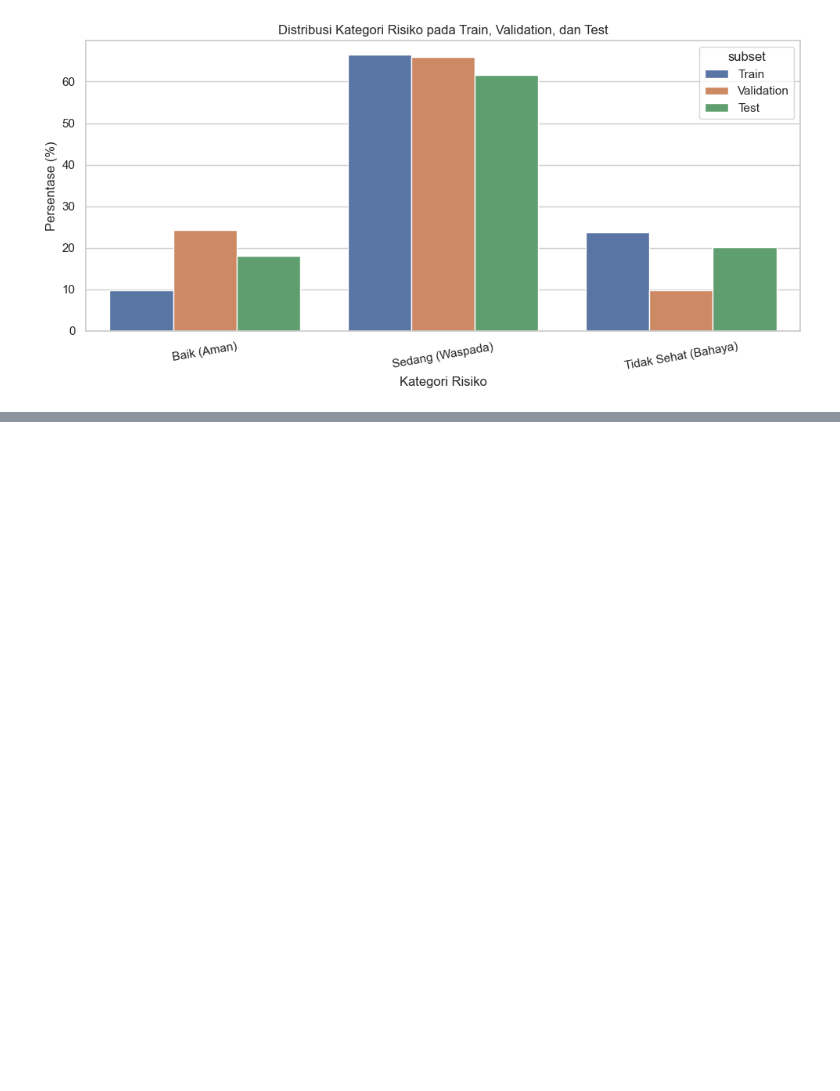
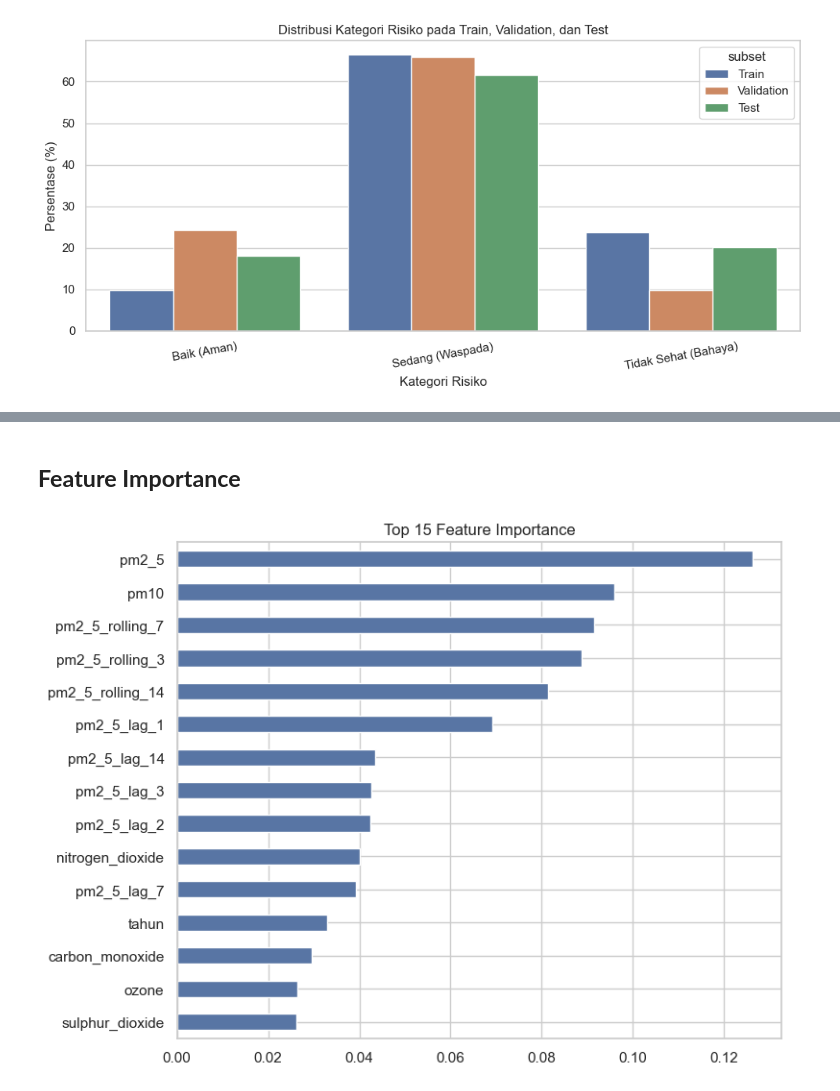
Before and after one commit to naufalhilmidh/AirGuard-SDGs, a Jupyter notebook: notebooks/04_modeling/KLASIFIKASI.ipynb, the cells around one changed output, grey strips where cells are left out. Saved outputs shown, nothing was run; the diff lists cells and outputs as text; code cells hidden in the pictures; blank space fills up the shorter version.

```diff
--- a/notebooks/04_modeling/KLASIFIKASI.ipynb
+++ b/notebooks/04_modeling/KLASIFIKASI.ipynb
@@ -526,0 +635,9 @@ plt.show()
+# %%
+model_tanpa = {}
+for nama in daftar_model:
+    m = buat_model(nama)
+    m.fit(X_train, y_train_enc)
+    model_tanpa[nama] = m
+    evaluasi(f"{nama} | tanpa balancing", y_val_enc, m.predict(X_val))
+
+tampilkan_hasil()
@@ -526,0 +809,21 @@ plt.show()
+# %% [markdown]
+## **Feature Importance**
+# %%
+if hasattr(model_final, "feature_importances_"):
+    imp = pd.Series(model_final.feature_importances_, index=fitur_model)
+    imp.sort_values().tail(15).plot(kind="barh", figsize=(8, 6), color="#5875a4")
+    plt.title("Top 15 Feature Importance")
+    plt.tight_layout()
+    plt.show()
+else:
+    from sklearn.inspection import permutation_importance
+    r = permutation_importance(model_final, X_val, y_val_enc,
+                               scoring="f1_macro", n_repeats=5,
+                               random_state=42, n_jobs=-1)
+    imp = pd.Series(r.importances_mean, index=fitur_model)
+    imp.sort_values().tail(15).plot(kind="barh", figsize=(8, 6), color="#5875a4")
+    plt.title("Top 15 Permutation Importance (HistGB)")
+    plt.tight_layout()
+    plt.show()
+# %% [output]
+[figure, added]
```
Also changed, not shown: parts of 23 cells of this notebook.
